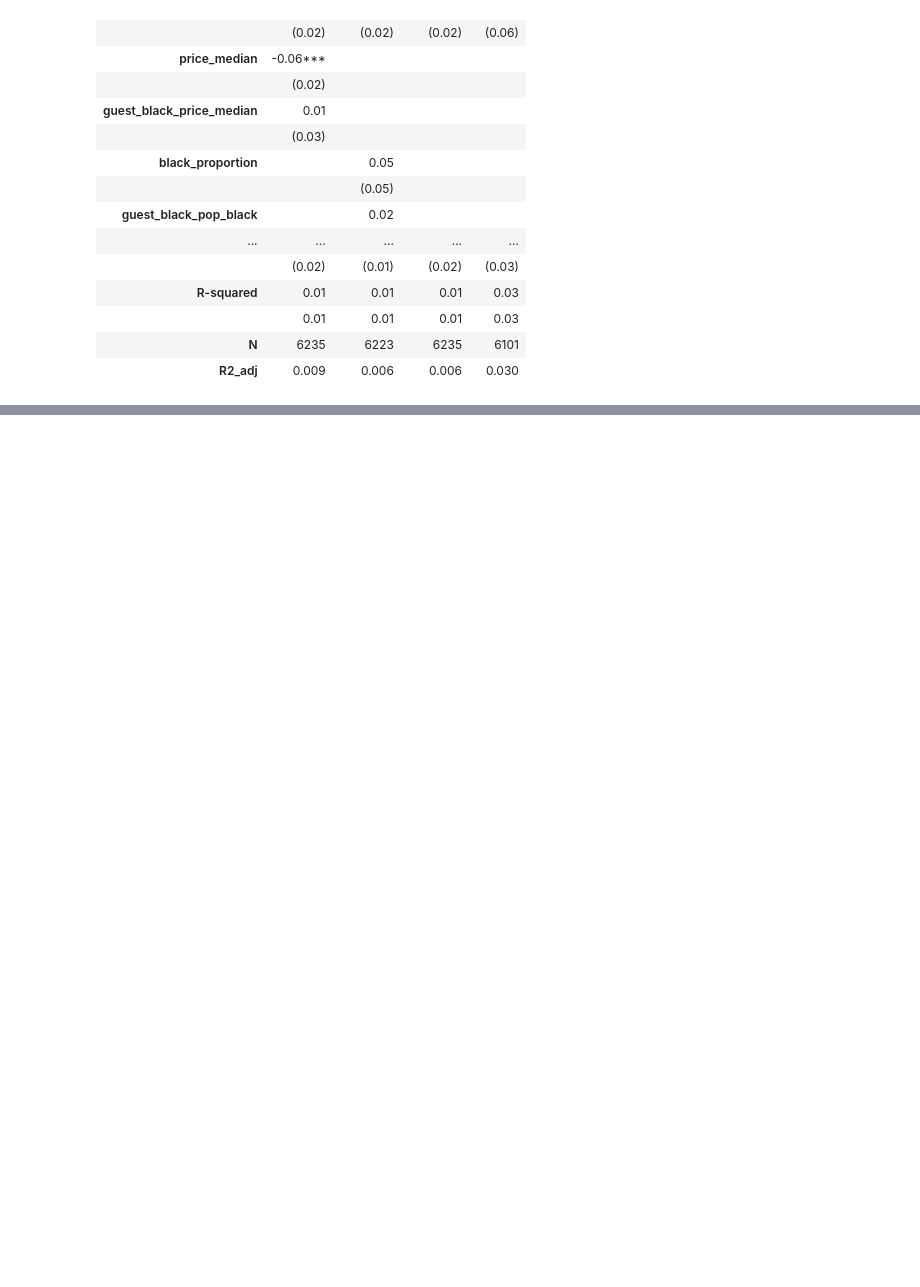
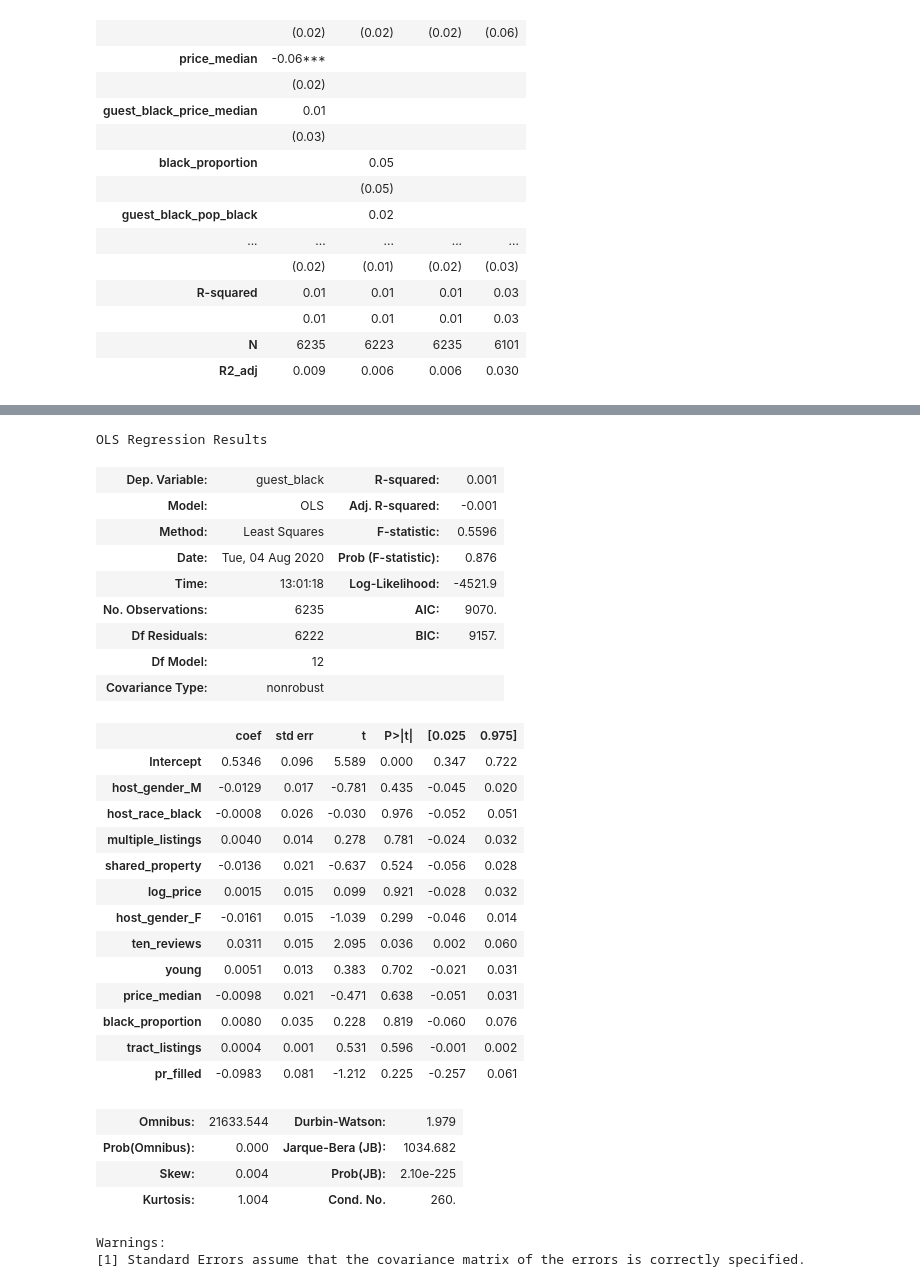
Before and after one commit to fmssn/airbnbdiscrimination, a Jupyter notebook: AirBnb.ipynb, the cells around one changed output, grey strips where cells are left out. Cells and saved outputs as stored; diff of their text form; code cells hidden in the pictures; blank space fills up the shorter version.

```diff
--- a/AirBnb.ipynb
+++ b/AirBnb.ipynb
@@ -453,0 +455,14 @@ tble
+# %%
+# Regress each control on treatment variable
+used_controls = ['host_gender_M', 'host_race_black', 'multiple_listings', 'shared_property', 'log_price',
+                     'host_race_black', 'host_gender_M', 'host_gender_F', 'shared_property', 'multiple_listings',
+                     'ten_reviews', 'young', 'price_median', 'black_proportion',
+                     'tract_listings', 'pr_filled']
+used_control_models = {}
+
+print('{0:20} {1:>1}'.format('Control Variable', 'P-Value'))
+for control in used_controls:
+    model = smf.ols(control + ' ~ guest_black', data=df)
+    result = model.fit()
+    used_control_models[control] = result
+    print('{0:20} {1:>6.3f}'.format(control + ':', result.pvalues[1]))
@@ -453,0 +509,41 @@ tble
+# %%
+# Regress treatment variable on all controls
+formula = 'guest_black ~ '
+for control in used_controls:
+    formula += str(control + ' + ')
+formula = formula[:-3]
+
+model = smf.ols(formula, data=df)
+result = model.fit()
+result.summary()
+# %% [output]
+OLS Regression Results
+| Dep. Variable: | guest_black | R-squared: | 0.001 |
+| Model: | OLS | Adj. R-squared: | -0.001 |
+| Method: | Least Squares | F-statistic: | 0.5596 |
+| Date: | Tue, 04 Aug 2020 | Prob (F-statistic): | 0.876 |
+| Time: | 13:01:18 | Log-Likelihood: | -4521.9 |
+| No. Observations: | 6235 | AIC: | 9070. |
+| Df Residuals: | 6222 | BIC: | 9157. |
+| Df Model: | 12 |  |  |
+| Covariance Type: | nonrobust |  |  |
+|  | coef | std err | t | P>|t| | [0.025 | 0.975] |
+| Intercept | 0.5346 | 0.096 | 5.589 | 0.000 | 0.347 | 0.722 |
+| host_gender_M | -0.0129 | 0.017 | -0.781 | 0.435 | -0.045 | 0.020 |
+| host_race_black | -0.0008 | 0.026 | -0.030 | 0.976 | -0.052 | 0.051 |
+| multiple_listings | 0.0040 | 0.014 | 0.278 | 0.781 | -0.024 | 0.032 |
+| shared_property | -0.0136 | 0.021 | -0.637 | 0.524 | -0.056 | 0.028 |
+| log_price | 0.0015 | 0.015 | 0.099 | 0.921 | -0.028 | 0.032 |
+| host_gender_F | -0.0161 | 0.015 | -1.039 | 0.299 | -0.046 | 0.014 |
+| ten_reviews | 0.0311 | 0.015 | 2.095 | 0.036 | 0.002 | 0.060 |
+| young | 0.0051 | 0.013 | 0.383 | 0.702 | -0.021 | 0.031 |
+| price_median | -0.0098 | 0.021 | -0.471 | 0.638 | -0.051 | 0.031 |
+| black_proportion | 0.0080 | 0.035 | 0.228 | 0.819 | -0.060 | 0.076 |
+| tract_listings | 0.0004 | 0.001 | 0.531 | 0.596 | -0.001 | 0.002 |
+| pr_filled | -0.0983 | 0.081 | -1.212 | 0.225 | -0.257 | 0.061 |
+| Omnibus: | 21633.544 | Durbin-Watson: | 1.979 |
+| Prob(Omnibus): | 0.000 | Jarque-Bera (JB): | 1034.682 |
+| Skew: | 0.004 | Prob(JB): | 2.10e-225 |
+| Kurtosis: | 1.004 | Cond. No. | 260. |
+Warnings:
+[1] Standard Errors assume that the covariance matrix of the errors is correctly specified.
```
Also changed, not shown: parts of 6 cells of this notebook.
